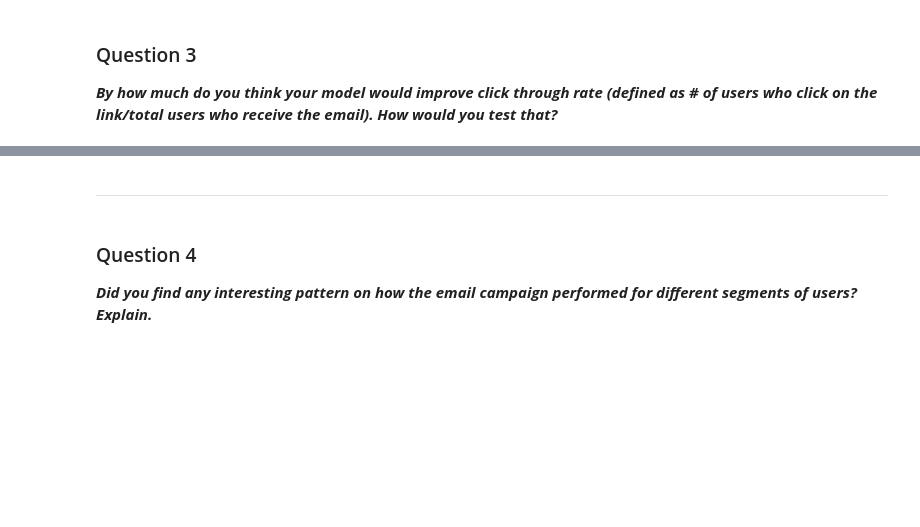
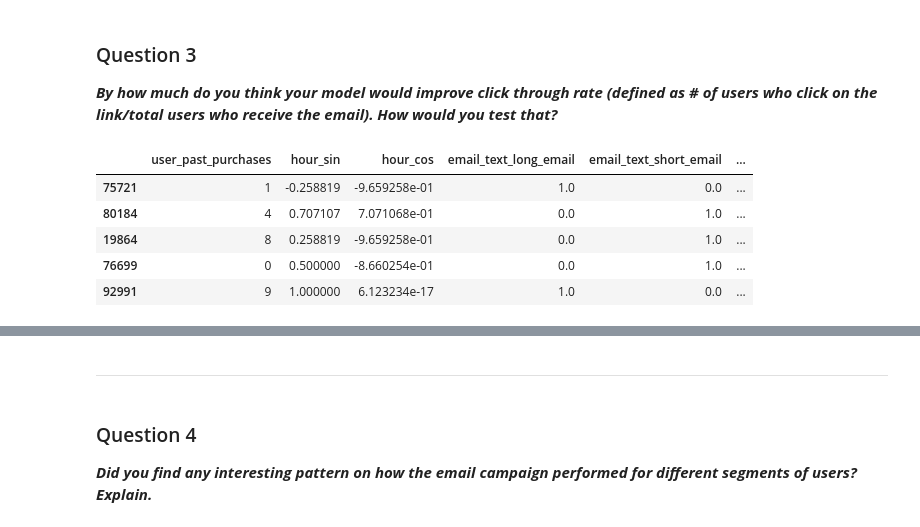
Before and after one commit to AbhaySDubey/email_campaign_optimization, a Jupyter notebook: analysis.ipynb, the cells around one changed output, grey strips where cells are left out. Cells and saved outputs as stored; diff of their text form; code cells hidden in the pictures; blank space fills up the shorter version.

```diff
--- a/analysis.ipynb
+++ b/analysis.ipynb
@@ -794,3 +733,12 @@ pred_probabilistic
 # %% [markdown]
 ### Question 3
 ***By how much do you think your model would improve click through rate (defined as # of users who click on the link/total users who receive the email). How would you test that?***
+# %%
+X_test.head()
+# %% [output]
+|  | user_past_purchases | hour_sin | hour_cos | email_text_long_email | email_text_short_email | ... |
+| 75721 | 1 | -0.258819 | -9.659258e-01 | 1.0 | 0.0 | ... |
+| 80184 | 4 | 0.707107 | 7.071068e-01 | 0.0 | 1.0 | ... |
+| 19864 | 8 | 0.258819 | -9.659258e-01 | 0.0 | 1.0 | ... |
+| 76699 | 0 | 0.500000 | -8.660254e-01 | 0.0 | 1.0 | ... |
+| 92991 | 9 | 1.000000 | 6.123234e-17 | 1.0 | 0.0 | ... |
```
Also changed, not shown: parts of 15 cells of this notebook.
